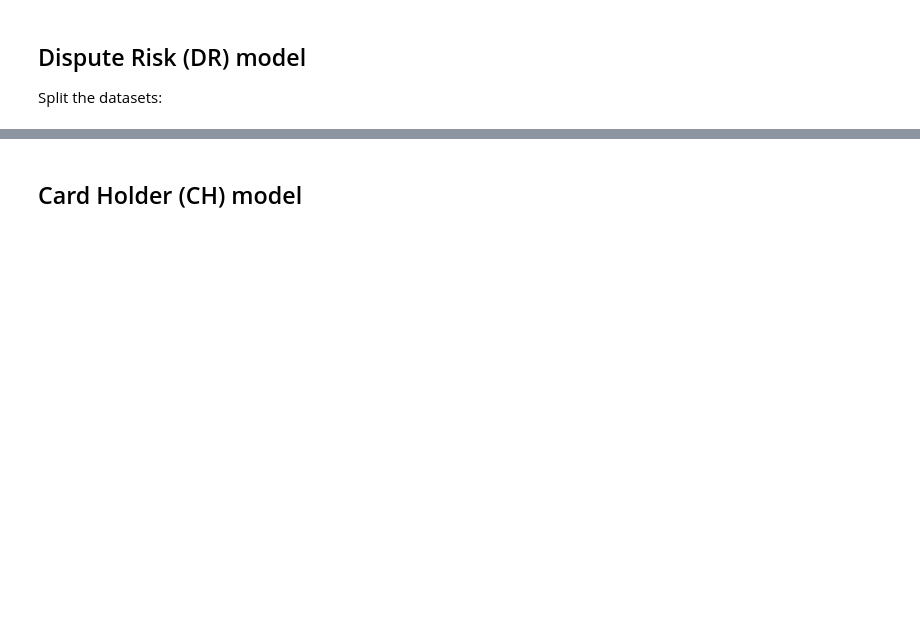
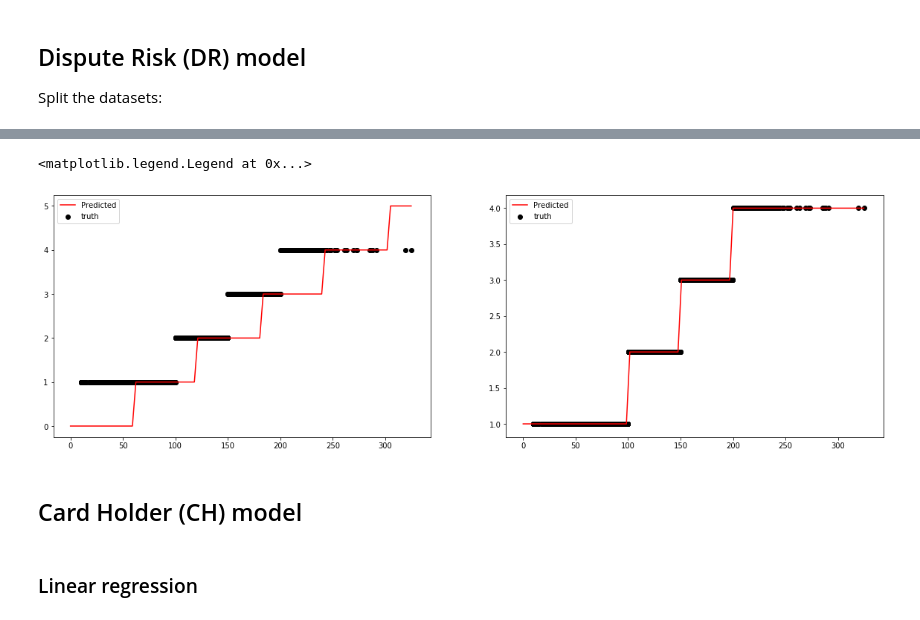
Before and after one commit to ruivieira/risk-pmml-builder, a Jupyter notebook: notebook.ipynb, the cells around one changed output, grey strips where cells are left out. Saved outputs shown, nothing was run; the diff lists cells and outputs as text; code cells hidden in the pictures; blank space fills up the shorter version.

```diff
--- a/notebook.ipynb
+++ b/notebook.ipynb
@@ -61,3 +122,25 @@ DR_result.head(20)
+# %%
+import numpy as np
+import matplotlib.pyplot as plt
+plt.rcParams["figure.figsize"] = (20,6)
+
+holder_index = 2
+testing = pd.DataFrame({'amount': np.linspace(0, DR_X_test['amount'].max(), 100), 'holder_index': holder_index})
+sub_test = df[df['holder_index']==holder_index]
+
+LR_predictions = DR_lr_pipeline.predict(testing).astype(int)
+plt.subplot(121)
+plt.plot(testing['amount'], LR_predictions, color='red', label='Predicted')
+plt.scatter(sub_test['amount'], sub_test['dispute_risk'], color='black', label='truth')
+plt.legend()
+plt.subplot(122)
+RF_predictions = DR_rf_pipeline.predict(testing).astype(int)
+plt.plot(testing['amount'], RF_predictions, color='red', label='Predicted')
+plt.scatter(sub_test['amount'], sub_test['dispute_risk'], color='black', label='truth')
+plt.legend()
+# %% [output]
+<matplotlib.legend.Legend at 0x...>
+[figure, added]
 # %% [markdown]
 ## Card Holder (CH) model
 # %%
@@ -65,6 +148,8 @@ CH_outputs = df['holder_risk']
 CH_inputs = df[['age', 'holder_index', 'incidents']]
 
 CH_X_train, CH_X_test, CH_y_train, CH_y_test = train_test_split(CH_inputs, CH_outputs, test_size=0.4, random_state=23)
+# %% [markdown]
+### Linear regression
 # %%
 CH_lr_pipeline = builder.build_LR_pipeline(CH_X_train, CH_y_train)
 # %%
```
Also changed, not shown: parts of 14 cells of this notebook.
